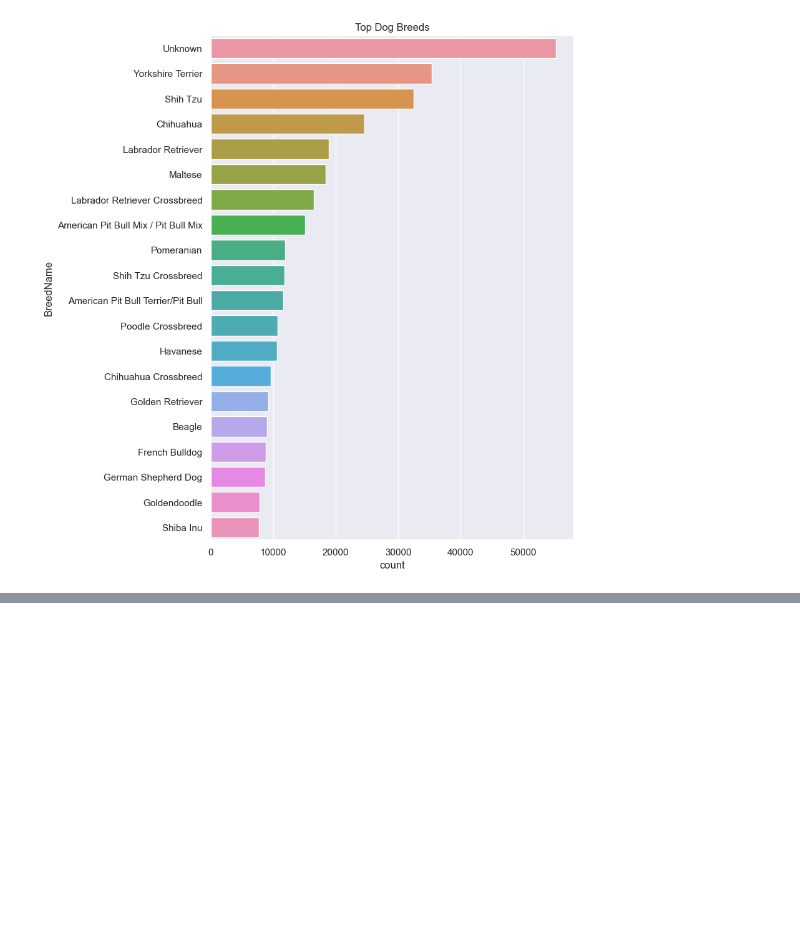
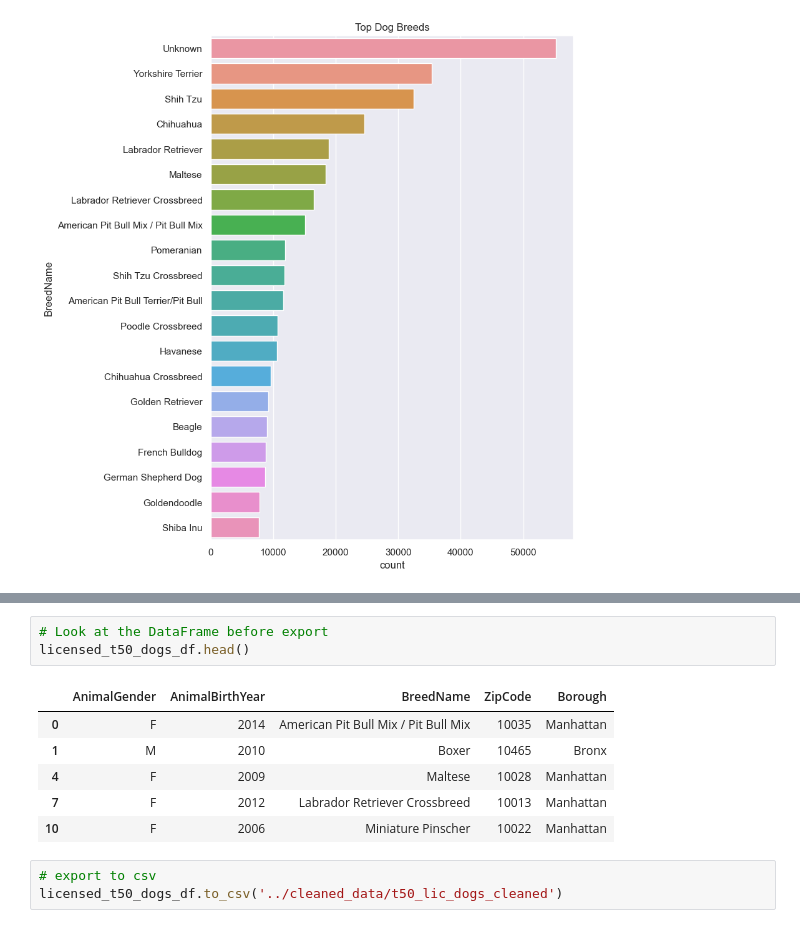
Before and after one commit to StarkArk/Tailored_Tails, a Jupyter notebook: Exploration/doggy_data/doggy_exploration.ipynb, the cells around one changed output, grey strips where cells are left out. Drawn from its saved outputs; the diff is of its cells as text; blank space fills up the shorter version.

```diff
--- a/Exploration/doggy_data/doggy_exploration.ipynb
+++ b/Exploration/doggy_data/doggy_exploration.ipynb
@@ -629,0 +840,13 @@ plt.show()
+# %%
+# Look at the DataFrame before export
+licensed_t50_dogs_df.head()
+# %% [output]
+|  | AnimalGender | AnimalBirthYear | BreedName | ZipCode | Borough |
+| 0 | F | 2014 | American Pit Bull Mix / Pit Bull Mix | 10035 | Manhattan |
+| 1 | M | 2010 | Boxer | 10465 | Bronx |
+| 4 | F | 2009 | Maltese | 10028 | Manhattan |
+| 7 | F | 2012 | Labrador Retriever Crossbreed | 10013 | Manhattan |
+| 10 | F | 2006 | Miniature Pinscher | 10022 | Manhattan |
+# %%
+# export to csv
+licensed_t50_dogs_df.to_csv('../cleaned_data/t50_lic_dogs_cleaned')
```
Also changed, not shown: parts of 20 cells of this notebook, 5 other files.
